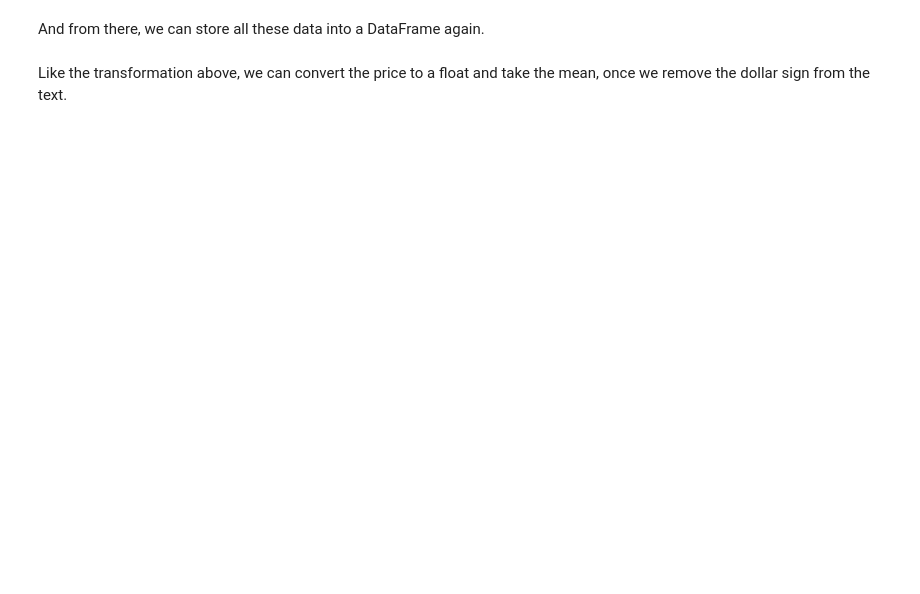
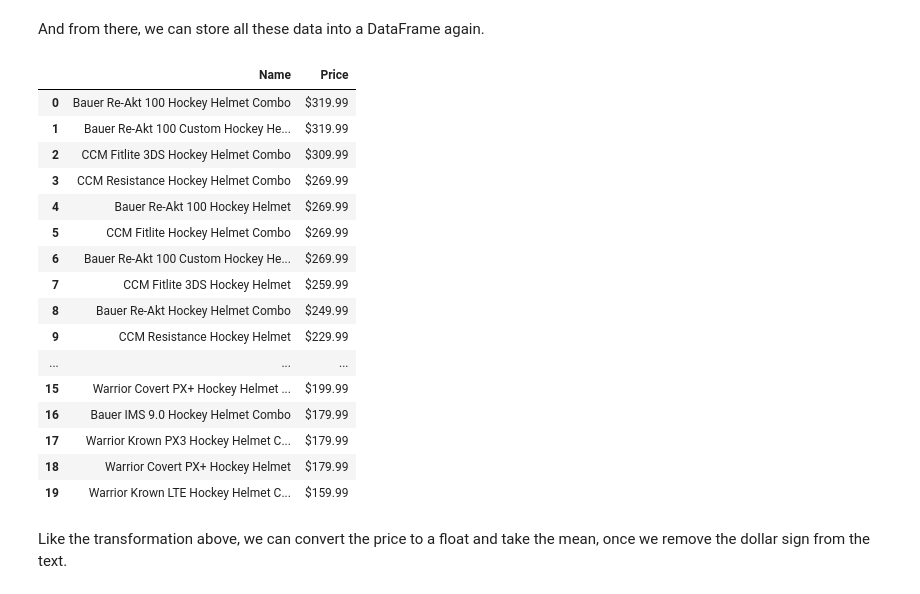
Before and after one commit to INF1005-6H-SocialDataAnalytics/lab04, a Jupyter notebook: Lab 4 -- Web scraping and the Twitter API.ipynb, the cells around one changed output. Saved outputs shown, nothing was run; the diff lists cells and outputs as text; code cells hidden in the pictures; blank space fills up the shorter version.

```diff
--- a/Lab 4 -- Web scraping and the Twitter API.ipynb
+++ b/Lab 4 -- Web scraping and the Twitter API.ipynb
@@ -173,0 +321,15 @@ Head to the [Wikipedia page for Academy Award for Best Picture](hhttps://en.wiki
+# %%
+## method 2
+tables = bs.find_all("table", "wikitable")
+table = tables[-1]
+# %%
+rows = table.find_all("tr")
+# %%
+columns = []
+header_cells = rows[0].find_all("th")
+
+for cell in header_cells:
+    header = cell.text
+    header = header.strip()
+    header = header.replace("\n", " ")
+    columns.append(header)
@@ -173,0 +340,16 @@ Head to the [Wikipedia page for Academy Award for Best Picture](hhttps://en.wiki
+# %%
+data = []
+for row in rows[1:]:
+    cells = row.find_all("td")
+
+    ## create an empty tuple
+    dt = ()
+    for cell in cells:
+        ## dp stands for "data point"
+        dp = cell.text
+        dp = dp.strip()
+        dp = dp.replace("\n", " ")
+
+        ## add to tuple
+        dt = dt + (dp,)
+    data.append(dt)
@@ -215,6 +442,26 @@ for item in items:
 And from there, we can store all these data into a DataFrame again.
 # %%
 df = pd.DataFrame(data, columns = ['Name', 'Price'])
+# %%
+df
+# %% [output]
+|  | Name | Price |
+| 0 | Bauer Re-Akt 100 Hockey Helmet Combo | $319.99 |
+| 1 | Bauer Re-Akt 100 Custom Hockey He... | $319.99 |
+| 2 | CCM Fitlite 3DS Hockey Helmet Combo | $309.99 |
+| 3 | CCM Resistance Hockey Helmet Combo | $269.99 |
+| 4 | Bauer Re-Akt 100 Hockey Helmet | $269.99 |
+| 5 | CCM Fitlite Hockey Helmet Combo | $269.99 |
+| 6 | Bauer Re-Akt 100 Custom Hockey He... | $269.99 |
+| 7 | CCM Fitlite 3DS Hockey Helmet | $259.99 |
+| 8 | Bauer Re-Akt Hockey Helmet Combo | $249.99 |
+| 9 | CCM Resistance Hockey Helmet | $229.99 |
+| ... | ... | ... |
+| 15 | Warrior Covert PX+ Hockey Helmet ... | $199.99 |
+| 16 | Bauer IMS 9.0 Hockey Helmet Combo | $179.99 |
+| 17 | Warrior Krown PX3 Hockey Helmet C... | $179.99 |
+| 18 | Warrior Covert PX+ Hockey Helmet | $179.99 |
+| 19 | Warrior Krown LTE Hockey Helmet C... | $159.99 |
 # %% [markdown]
 Like the transformation above, we can convert the price to a float and take the mean, once we remove the dollar sign from the text.
 # %%
```
Also changed, not shown: parts of 31 cells of this notebook, 1 other file.
